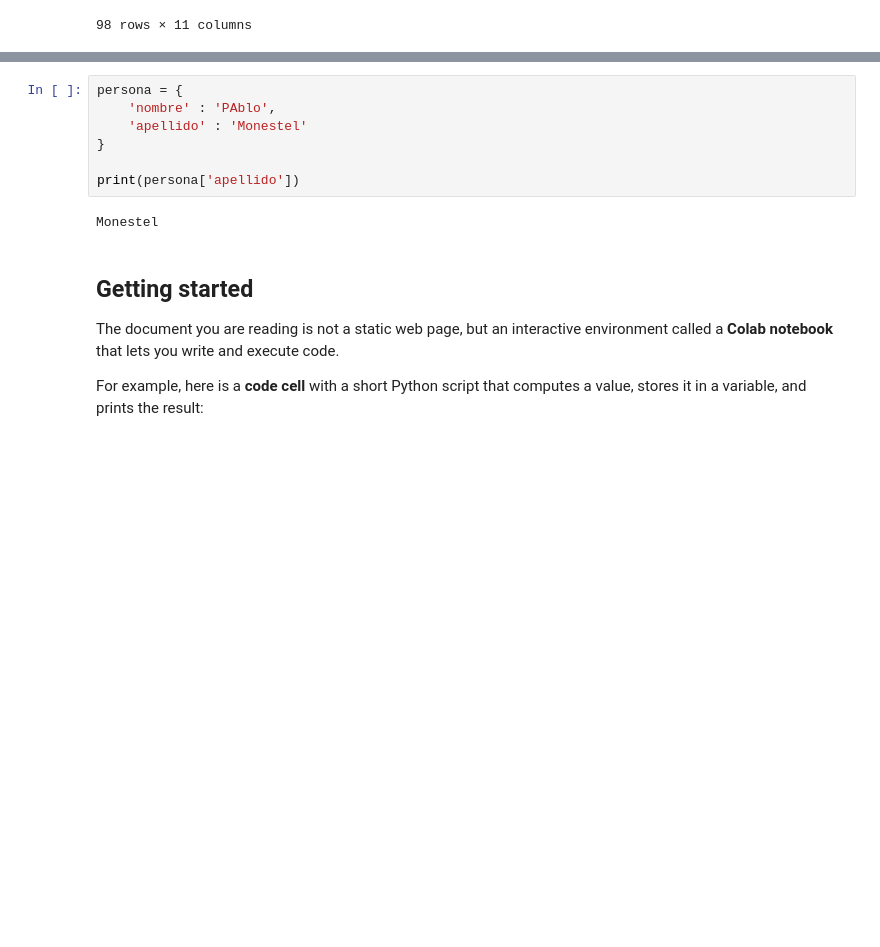
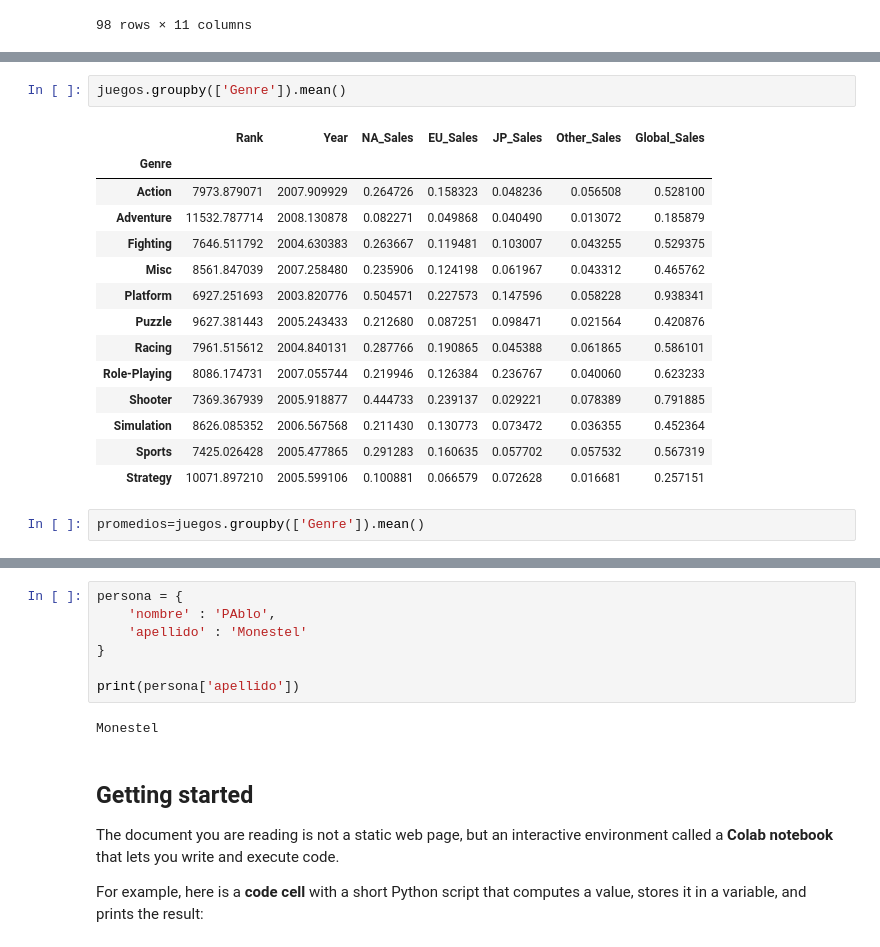
Before and after one commit to pkiserver/MasterDataChemical, a Jupyter notebook: Welcome_To_Colaboratory.ipynb, the cells around one changed output, grey strips where cells are left out. Saved outputs shown, nothing was run; the diff lists cells and outputs as text; blank space fills up the shorter version.

```diff
--- a/Welcome_To_Colaboratory.ipynb
+++ b/Welcome_To_Colaboratory.ipynb
@@ -167,0 +208,19 @@ juegos.loc[(juegos['Platform'] =='NES')]
+# %%
+juegos.groupby(['Genre']).mean()
+# %% [output]
+|  | Rank | Year | NA_Sales | EU_Sales | JP_Sales | Other_Sales | Global_Sales |
+| Genre |  |  |  |  |  |  |  |
+| Action | 7973.879071 | 2007.909929 | 0.264726 | 0.158323 | 0.048236 | 0.056508 | 0.528100 |
+| Adventure | 11532.787714 | 2008.130878 | 0.082271 | 0.049868 | 0.040490 | 0.013072 | 0.185879 |
+| Fighting | 7646.511792 | 2004.630383 | 0.263667 | 0.119481 | 0.103007 | 0.043255 | 0.529375 |
+| Misc | 8561.847039 | 2007.258480 | 0.235906 | 0.124198 | 0.061967 | 0.043312 | 0.465762 |
+| Platform | 6927.251693 | 2003.820776 | 0.504571 | 0.227573 | 0.147596 | 0.058228 | 0.938341 |
+| Puzzle | 9627.381443 | 2005.243433 | 0.212680 | 0.087251 | 0.098471 | 0.021564 | 0.420876 |
+| Racing | 7961.515612 | 2004.840131 | 0.287766 | 0.190865 | 0.045388 | 0.061865 | 0.586101 |
+| Role-Playing | 8086.174731 | 2007.055744 | 0.219946 | 0.126384 | 0.236767 | 0.040060 | 0.623233 |
+| Shooter | 7369.367939 | 2005.918877 | 0.444733 | 0.239137 | 0.029221 | 0.078389 | 0.791885 |
+| Simulation | 8626.085352 | 2006.567568 | 0.211430 | 0.130773 | 0.073472 | 0.036355 | 0.452364 |
+| Sports | 7425.026428 | 2005.477865 | 0.291283 | 0.160635 | 0.057702 | 0.057532 | 0.567319 |
+| Strategy | 10071.897210 | 2005.599106 | 0.100881 | 0.066579 | 0.072628 | 0.016681 | 0.257151 |
+# %%
+promedios=juegos.groupby(['Genre']).mean()
```
Also changed, not shown: parts of 3 cells of this notebook.
